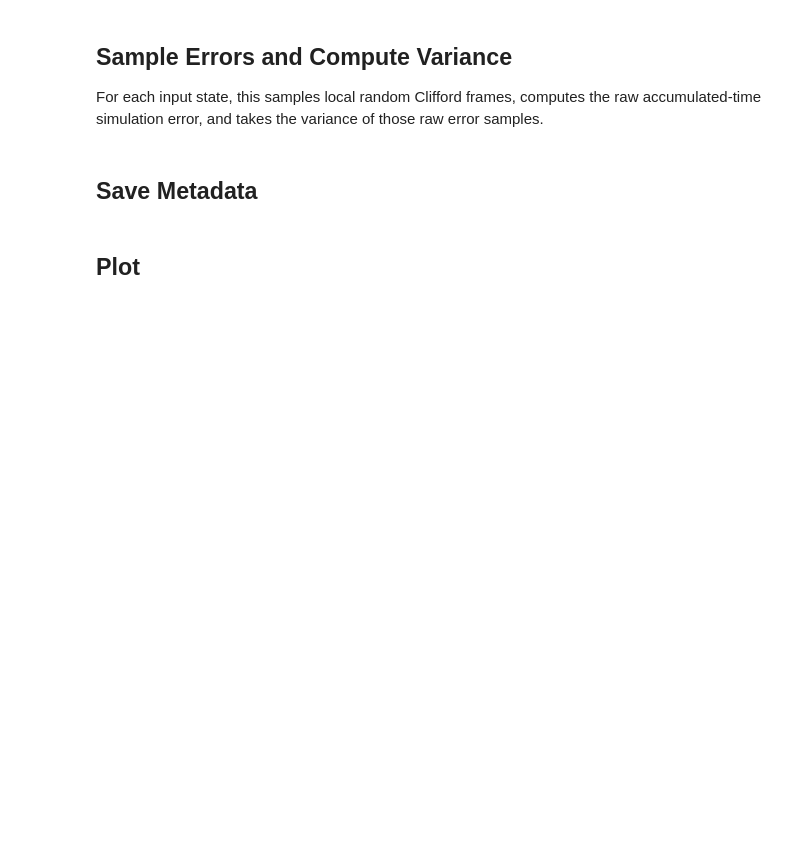
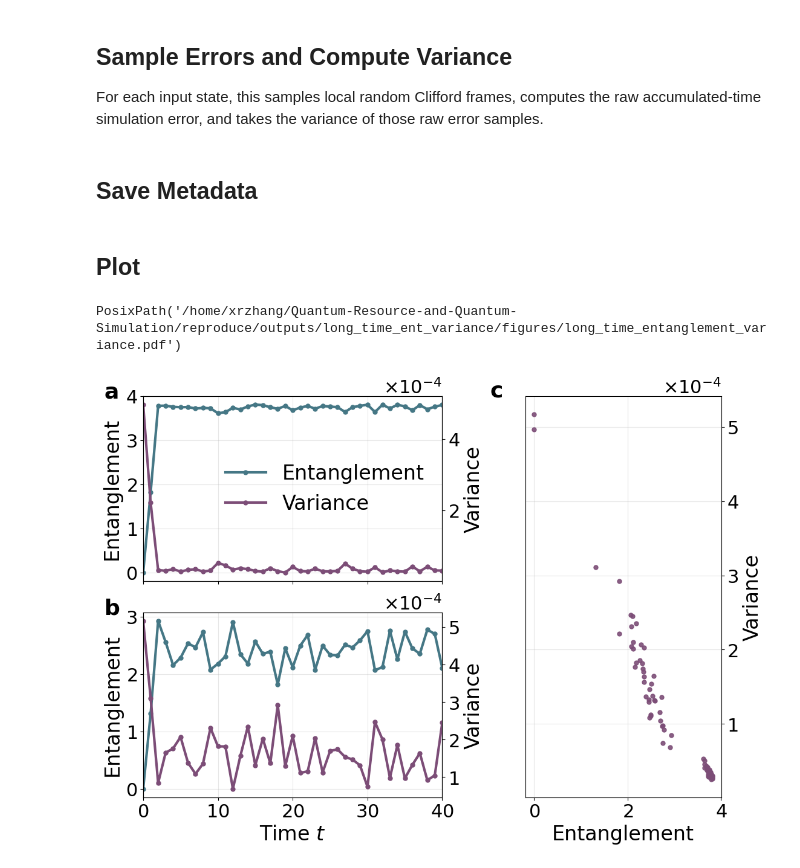
Before and after one commit to Xran-ZH/Quantum-Resource-and-Quantum-Simulation, a Jupyter notebook: reproduce/notebooks/long_time_entanglement_variance.ipynb, the cells around one changed output. Saved outputs shown, nothing was run; the diff lists cells and outputs as text; code cells hidden in the pictures; blank space fills up the shorter version.

Commit message:
adjust_the_legend

```diff
--- a/reproduce/notebooks/long_time_entanglement_variance.ipynb
+++ b/reproduce/notebooks/long_time_entanglement_variance.ipynb
@@ -215,31 +215,34 @@ for row, (entropies, variances) in enumerate(plot_cases):
     ax_variance.tick_params(axis="y", labelsize=ls)
     ax_entropy.grid(alpha=0.3)
     ax_entropy.set_xlim(indices[0], indices[-1])
     if row == len(plot_cases) - 1:
         ax_entropy.set_xlabel(r"Time $t$", fontsize=fs)
 
     if row == 0:
         h1, l1 = ax_entropy.get_legend_handles_labels()
         h2, l2 = ax_variance.get_legend_handles_labels()
-        ax_entropy.legend(h1 + h2, l1 + l2, loc="upper right", framealpha=0, fontsize=fs)
+        ax_entropy.legend(h1 + h2, l1 + l2, loc="right", framealpha=0, fontsize=fs)
 
 
 ax_scatter.text(-0.18, 1.04, panel_labels[2], transform=ax_scatter.transAxes, **panel_label_kwargs)
 scatter_cases = [
     (typical_entropies, typical_variances),
     (atypical_entropies, atypical_variances),
 ]
 for entropies, variances in scatter_cases:
     ax_scatter.plot(entropies, variances, "o", linestyle="None", color="#7C4D77", markersize=5, alpha=0.9)
 ax_scatter.set_xlabel("Entanglement", fontsize=fs)
 ax_scatter.yaxis.tick_right()
 ax_scatter.yaxis.set_label_position("right")
 ax_scatter.set_ylabel("Variance", fontsize=fs)
 ax_scatter.tick_params(axis="both", labelsize=ls)
 ax_scatter.ticklabel_format(axis="y", style="sci", scilimits=(0, 0), useMathText=True)
 ax_scatter.yaxis.get_offset_text().set_fontsize(ls)
 ax_scatter.grid(alpha=0.3)
 
 figure_path = FIGURE_DIR / "long_time_entanglement_variance.pdf"
 plt.savefig(figure_path, bbox_inches="tight", pad_inches=0.1, dpi=200, transparent=True)
 figure_path
+# %% [output]
+PosixPath('/home/xrzhang/Quantum-Resource-and-Quantum-Simulation/reproduce/outputs/long_time_ent_variance/figures/long_time_entanglement_variance.pdf')
+[figure, added]
```
Also changed, not shown: 1 other file.
